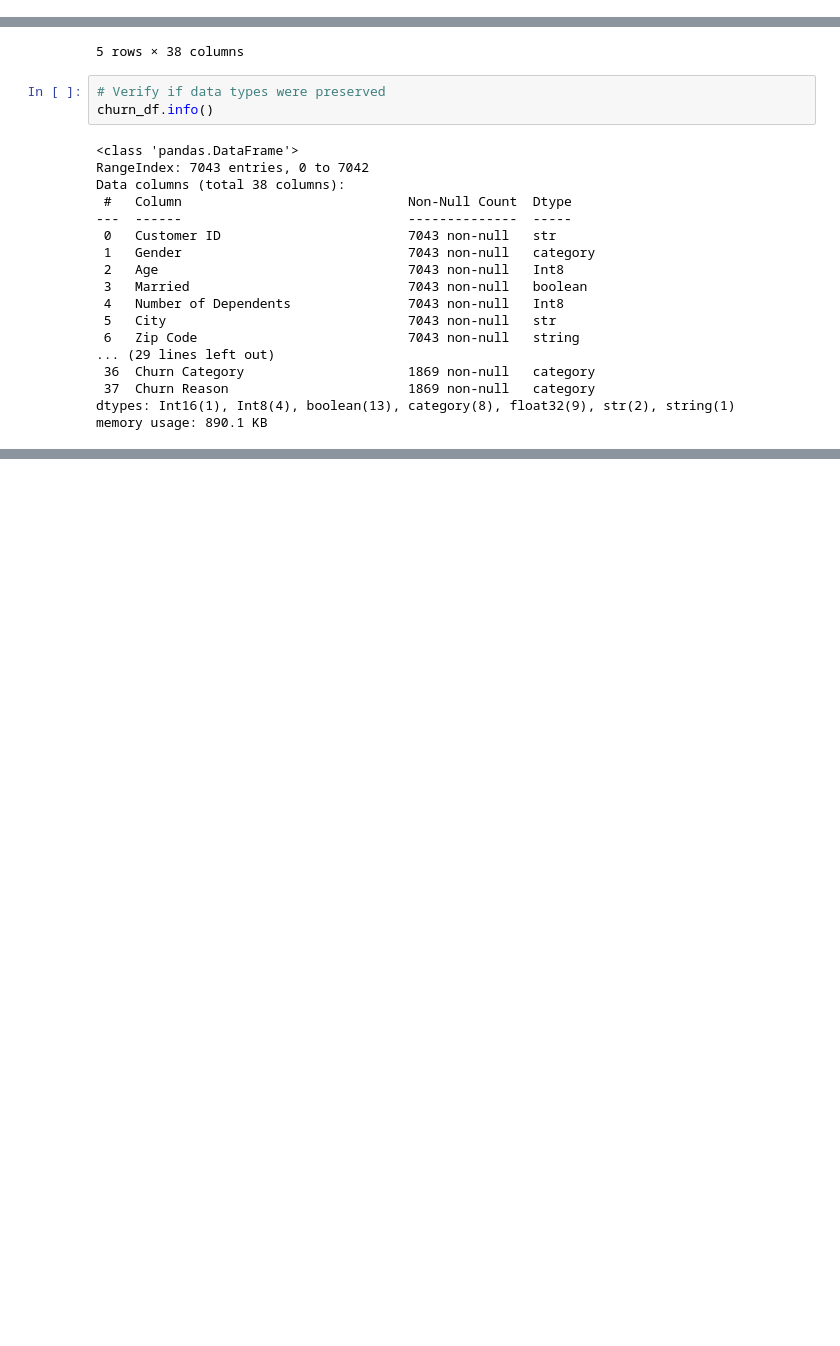
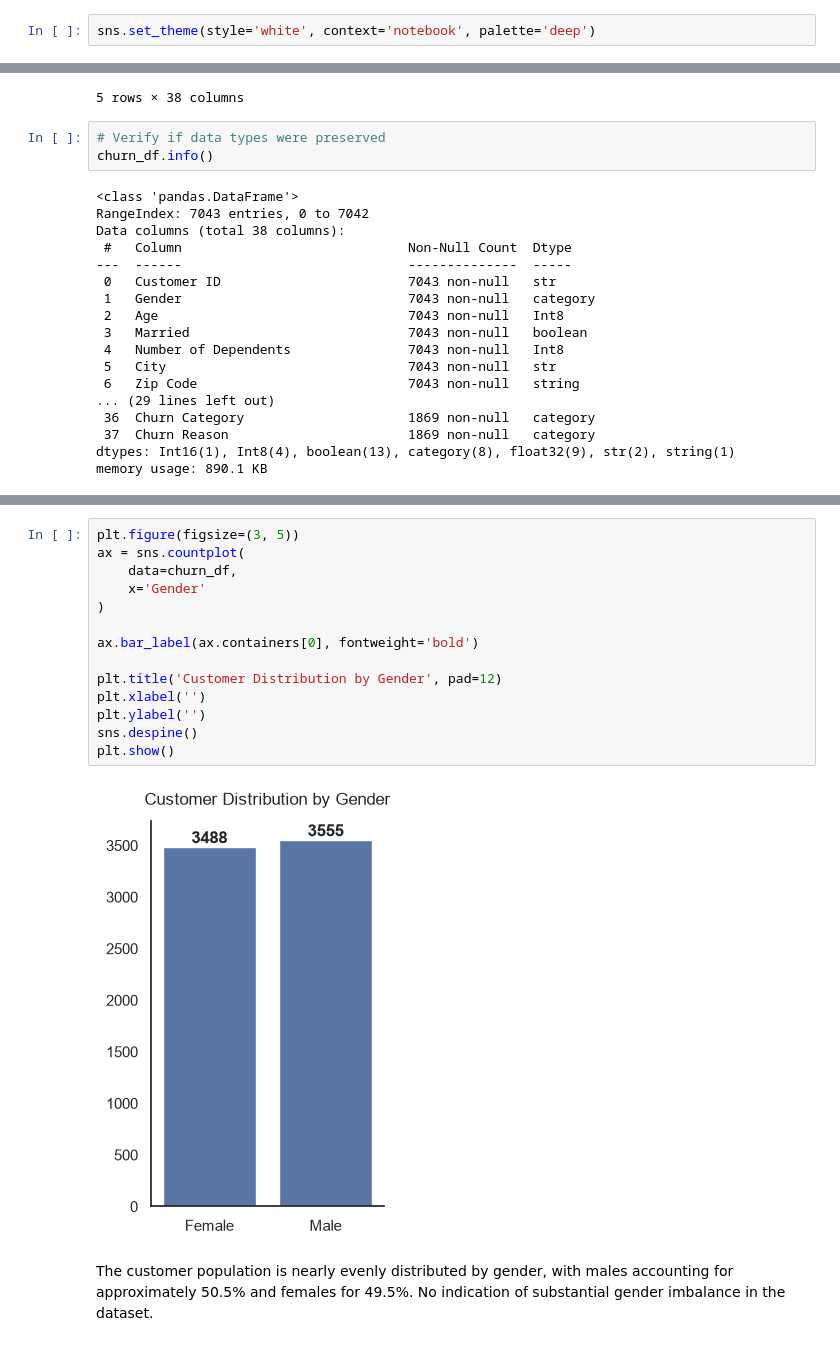
Before and after one commit to pendergataxel/telecom-customer-churn-analysis, a Jupyter notebook: notebooks/02_univariate_analysis.ipynb, the cells around one changed output, grey strips where cells are left out. Cells and saved outputs as stored; diff of their text form; blank space fills up the shorter version.

Commit message:
Add univariate analysis for gender, marital status, number of dependents, and age

```diff
--- a/notebooks/02_univariate_analysis.ipynb
+++ b/notebooks/02_univariate_analysis.ipynb
@@ -18,6 +18,8 @@ import pandas as pd
 import numpy as np
 import matplotlib.pyplot as plt
 import seaborn as sns
+# %%
+sns.set_theme(style='white', context='notebook', palette='deep')
 # %%
 # Load output from first notebook
 churn_df = pd.read_parquet('../data/processed/telecom_customer_churn_clean.parquet')
@@ -54,0 +70,18 @@ memory usage: 890.1 KB
+# %%
+plt.figure(figsize=(3, 5))
+ax = sns.countplot(
+    data=churn_df,
+    x='Gender'
+)
+
+ax.bar_label(ax.containers[0], fontweight='bold')
+
+plt.title('Customer Distribution by Gender', pad=12)
+plt.xlabel('')
+plt.ylabel('')
+sns.despine()
+plt.show()
+# %% [output]
+[figure, added]
+# %% [markdown]
+The customer population is nearly evenly distributed by gender, with males accounting for approximately 50.5% and females for 49.5%. No indication of substantial gender imbalance in the dataset.
```
Also changed, not shown: parts of 19 cells of this notebook.
